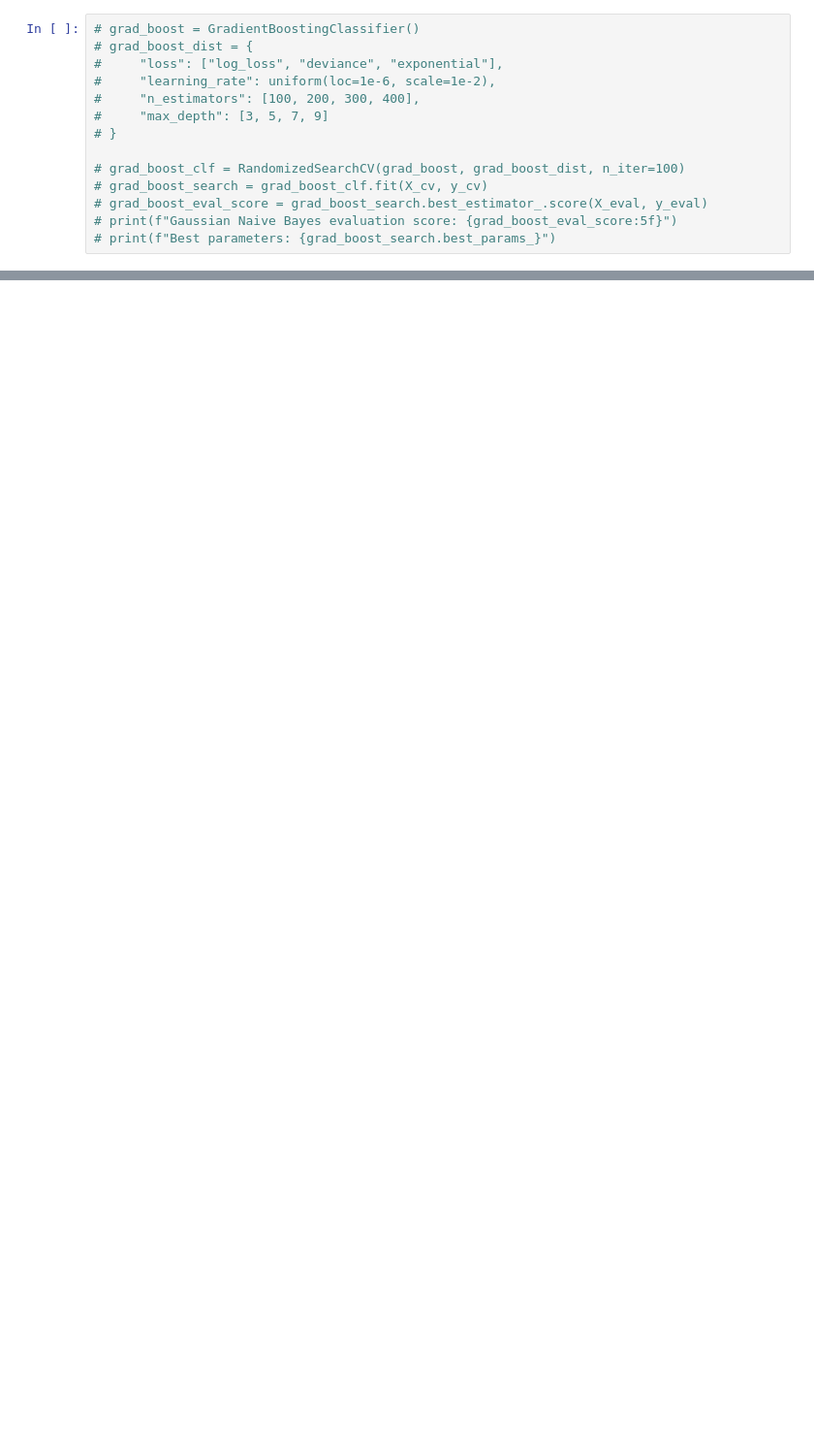
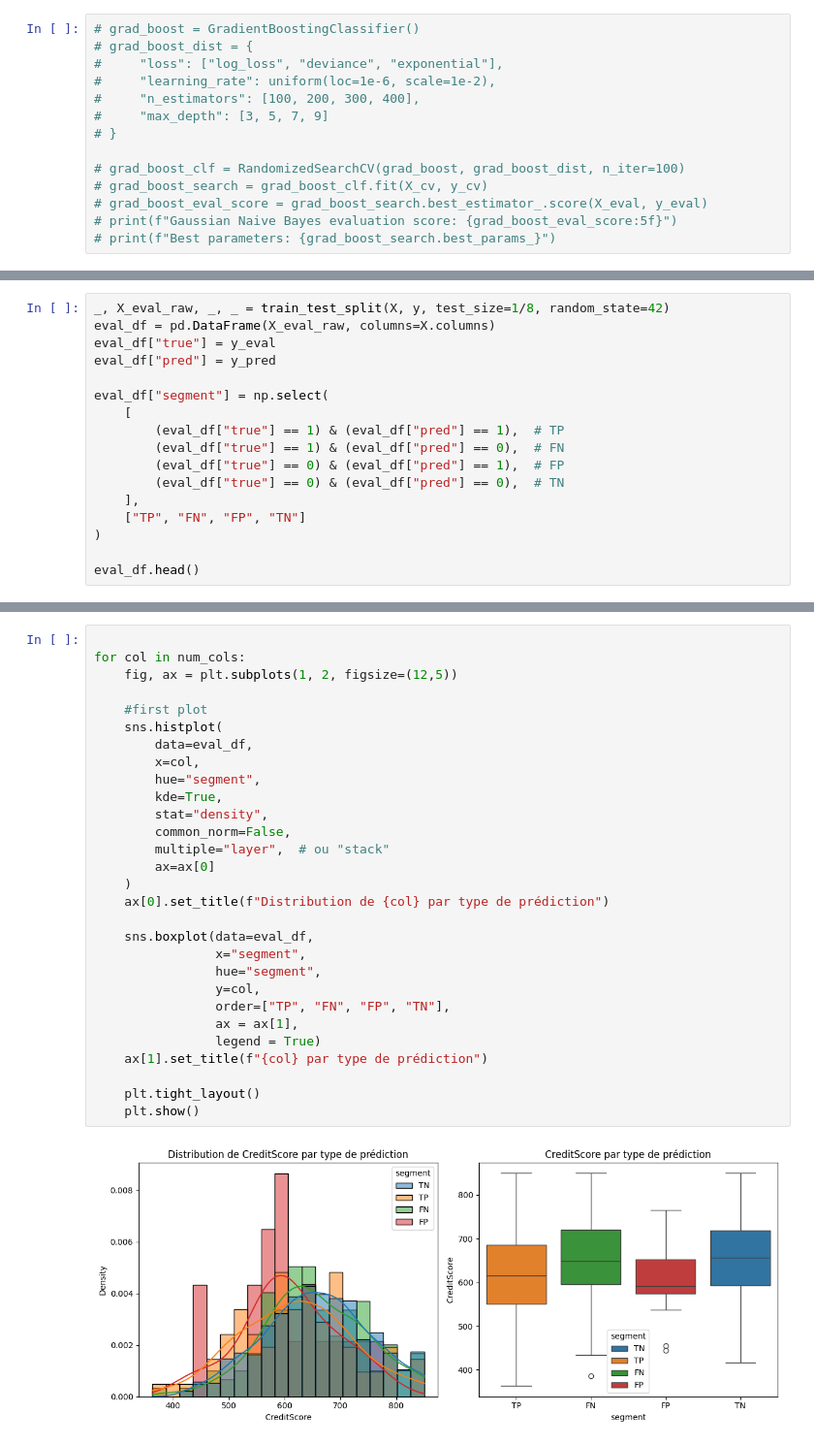
Before and after one commit to rousseam/MAL-churn-forecast, a Jupyter notebook: notebook.ipynb, the cells around one changed output, grey strips where cells are left out. Shown at 97% size. Drawn from its saved outputs; the diff is of its cells as text; blank space fills up the shorter version.

```diff
--- a/notebook.ipynb
+++ b/notebook.ipynb
@@ -452,0 +516,17 @@ Adaboost + RF evaluation score: 0.834000
+# %%
+_, X_eval_raw, _, _ = train_test_split(X, y, test_size=1/8, random_state=42)
+eval_df = pd.DataFrame(X_eval_raw, columns=X.columns)
+eval_df["true"] = y_eval
+eval_df["pred"] = y_pred
+
+eval_df["segment"] = np.select(
+    [
+        (eval_df["true"] == 1) & (eval_df["pred"] == 1),  # TP
+        (eval_df["true"] == 1) & (eval_df["pred"] == 0),  # FN
+        (eval_df["true"] == 0) & (eval_df["pred"] == 1),  # FP
+        (eval_df["true"] == 0) & (eval_df["pred"] == 0),  # TN
+    ],
+    ["TP", "FN", "FP", "TN"]
+)
+
+eval_df.head()
@@ -452,0 +540,31 @@ Adaboost + RF evaluation score: 0.834000
+# %%
+
+for col in num_cols:
+    fig, ax = plt.subplots(1, 2, figsize=(12,5))
+
+    #first plot
+    sns.histplot(
+        data=eval_df,
+        x=col,
+        hue="segment",
+        kde=True,
+        stat="density",
+        common_norm=False,
+        multiple="layer",  # ou "stack"
+        ax=ax[0]
+    )
+    ax[0].set_title(f"Distribution de {col} par type de prédiction")
+
+    sns.boxplot(data=eval_df,
+                x="segment",
+                hue="segment",
+                y=col,
+                order=["TP", "FN", "FP", "TN"],
+                ax = ax[1],
+                legend = True)
+    ax[1].set_title(f"{col} par type de prédiction")
+
+    plt.tight_layout()
+    plt.show()
+# %% [output]
+[figure, added]
```
Also changed, not shown: parts of 30 cells of this notebook.
